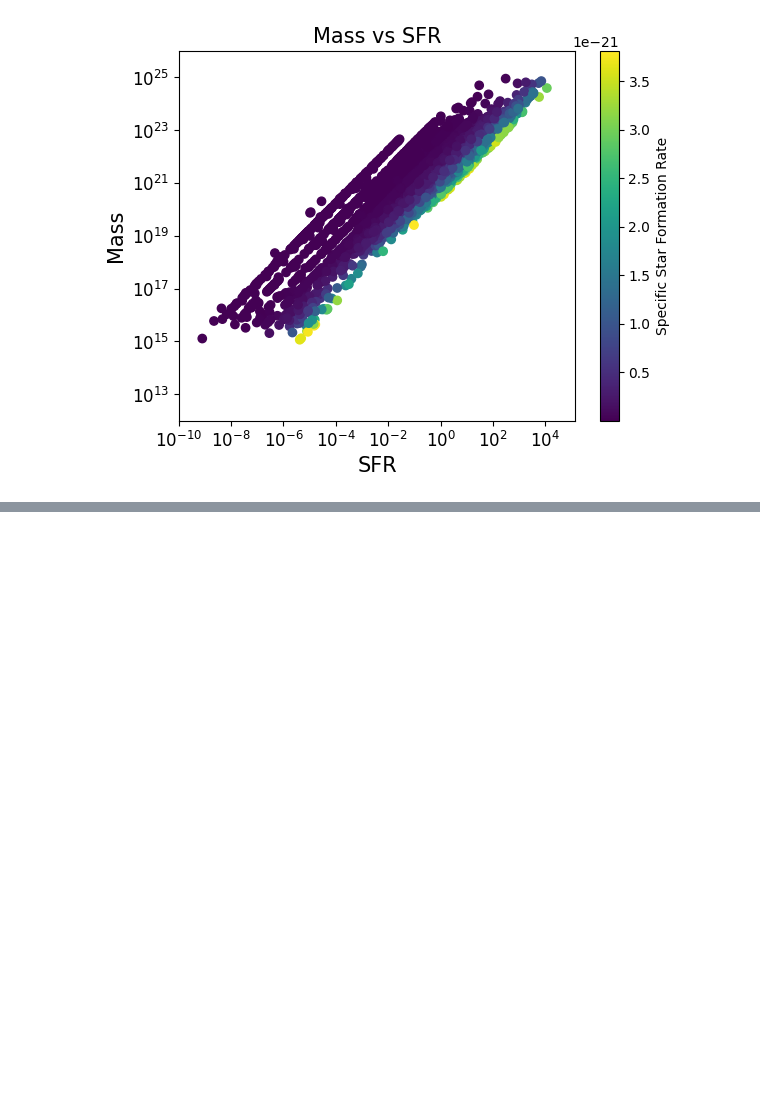
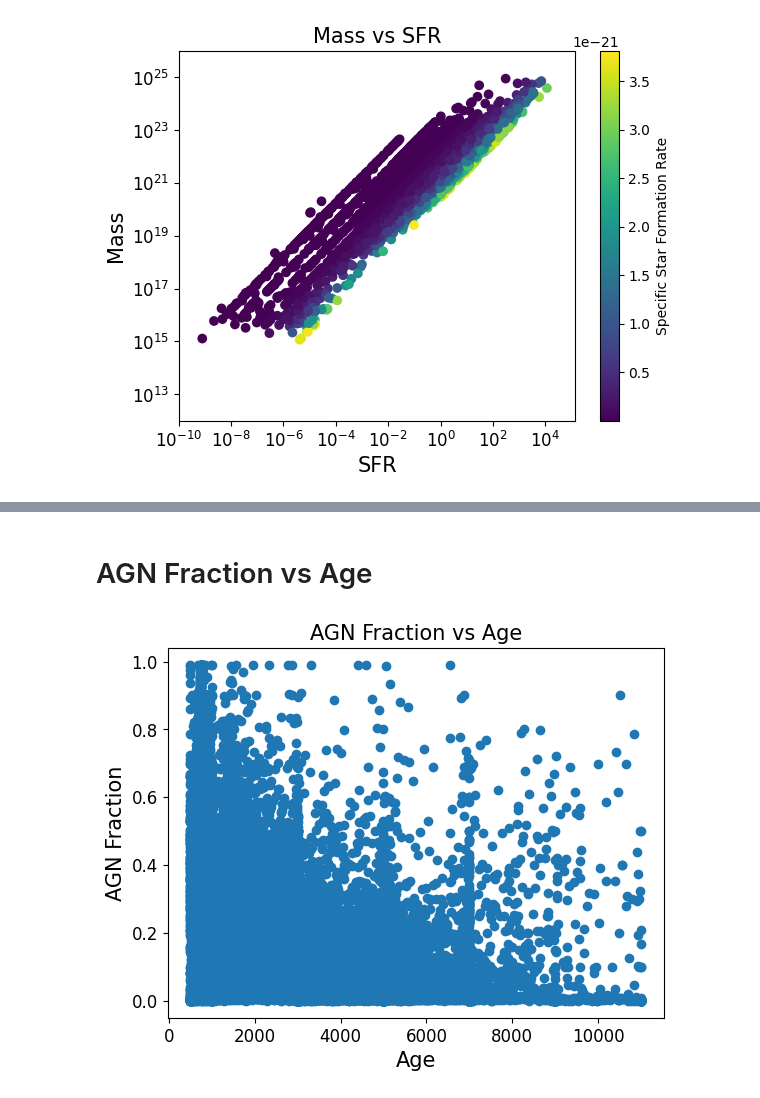
Before and after one commit to daniel-lyon/MPhil-Code, a Jupyter notebook: scaling_plots.ipynb, the cells around one changed output, grey strips where cells are left out. Saved outputs shown, nothing was run; the diff lists cells and outputs as text; code cells hidden in the pictures; blank space fills up the shorter version.

```diff
--- a/scaling_plots.ipynb
+++ b/scaling_plots.ipynb
@@ -45,0 +65,17 @@ plt.show()
+# %% [markdown]
+# AGN Fraction vs Age
+# %%
+# Get AGN Fraction and Age
+AGN_frac = df['bayes.agn.fracAGN']
+age = df['bayes.sfh.age']
+
+# Plot AGN Fraction vs Age
+plt.scatter(age, AGN_frac)
+plt.title('AGN Fraction vs Age', fontsize=15)
+plt.ylabel('AGN Fraction', fontsize=15)
+plt.xlabel('Age', fontsize=15)
+plt.yticks(fontsize=12)
+plt.xticks(fontsize=12)
+plt.show()
+# %% [output]
+[figure, added]
```
Also changed, not shown: parts of 14 cells of this notebook.
